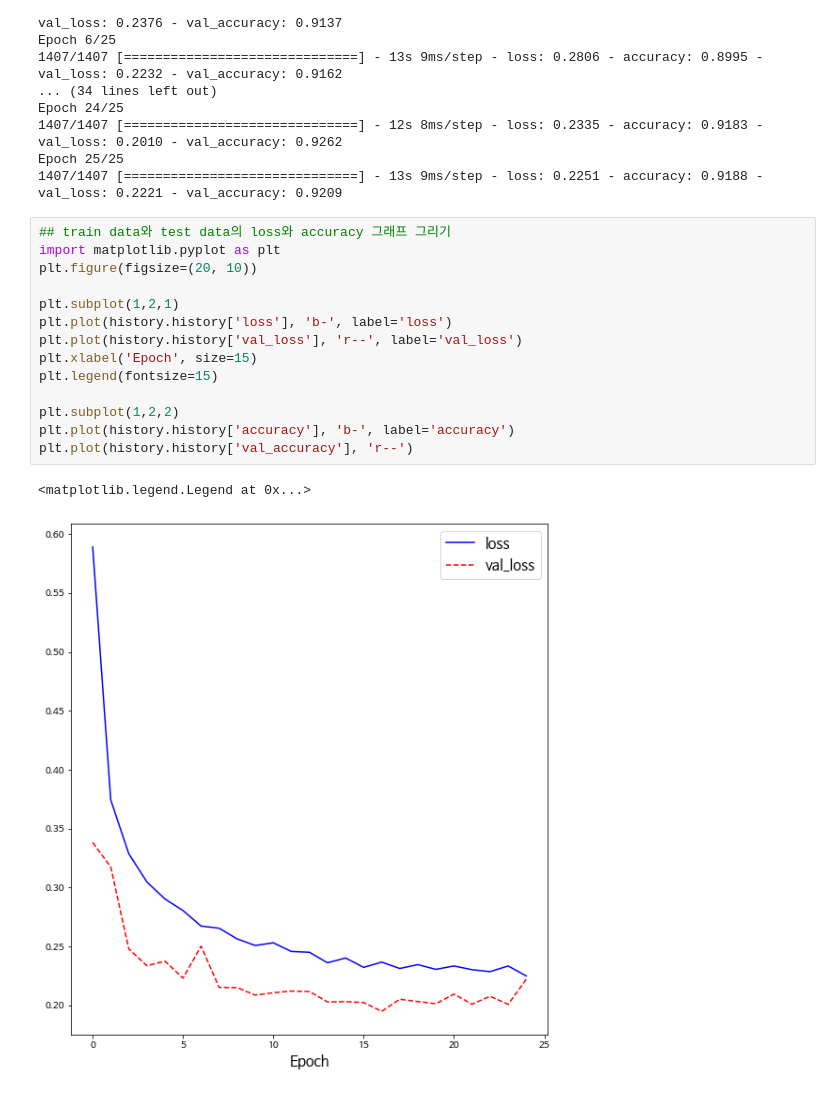
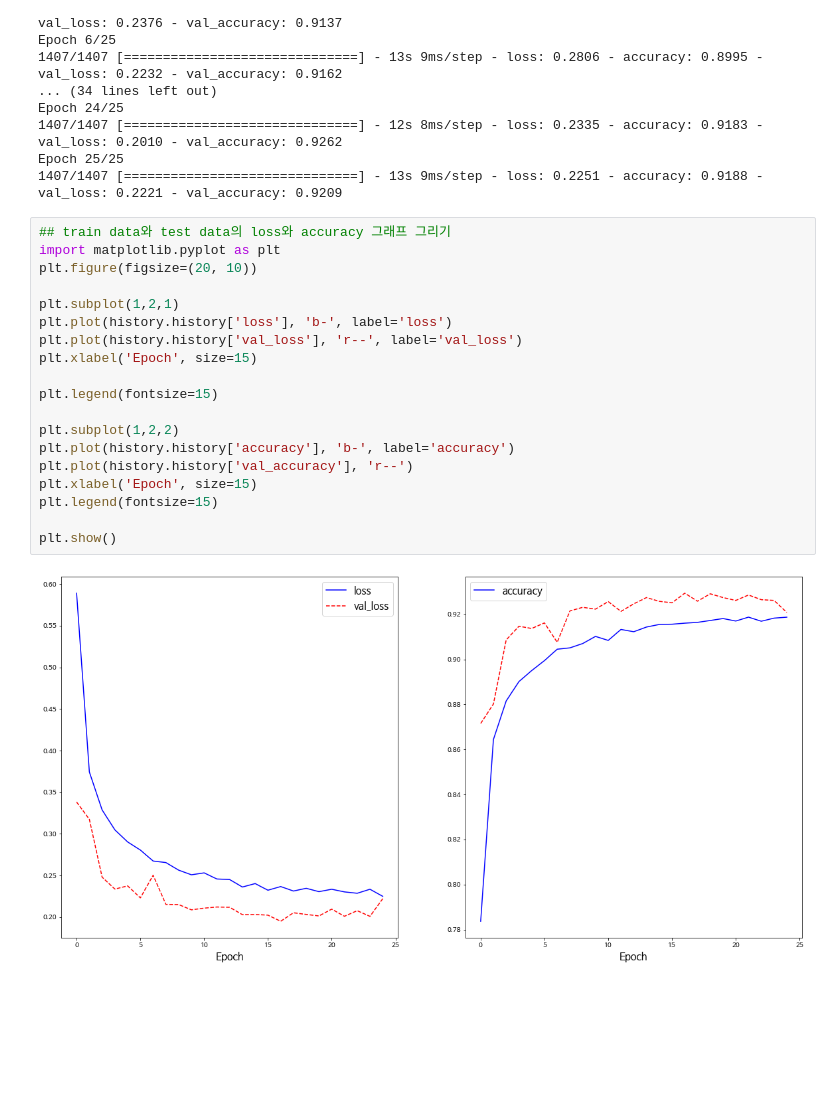
Before and after one commit to rubinkim/TENSORFLOW_2023, a Jupyter notebook: Fashion_MNIST_VGGNet.ipynb, the cells around one changed output. Cells and saved outputs as stored; diff of their text form; blank space fills up the shorter version.

Commit message:
Completing graph

```diff
--- a/Fashion_MNIST_VGGNet.ipynb
+++ b/Fashion_MNIST_VGGNet.ipynb
@@ -137,17 +137,21 @@ Epoch 25/25
 # %%
 ## train data와 test data의 loss와 accuracy 그래프 그리기
 import matplotlib.pyplot as plt
 plt.figure(figsize=(20, 10))
 
 plt.subplot(1,2,1)
 plt.plot(history.history['loss'], 'b-', label='loss')
 plt.plot(history.history['val_loss'], 'r--', label='val_loss')
 plt.xlabel('Epoch', size=15)
+
 plt.legend(fontsize=15)
 
 plt.subplot(1,2,2)
 plt.plot(history.history['accuracy'], 'b-', label='accuracy')
 plt.plot(history.history['val_accuracy'], 'r--')
+plt.xlabel('Epoch', size=15)
+plt.legend(fontsize=15)
+
+plt.show()
 # %% [output]
-<matplotlib.legend.Legend at 0x...>
-[figure, old version]
+[figure, new version]
```
